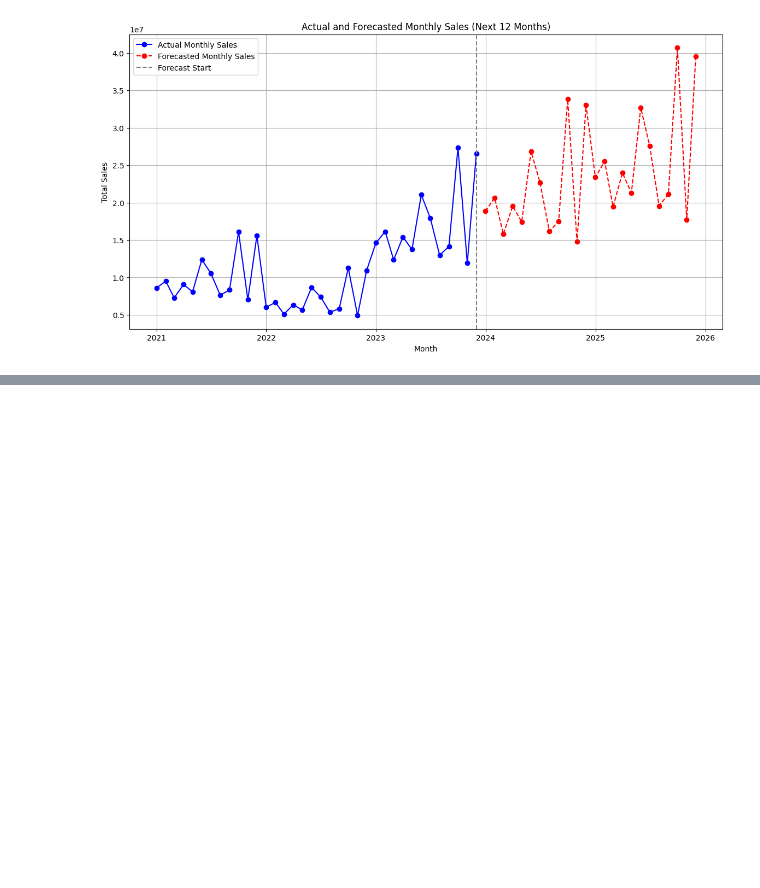
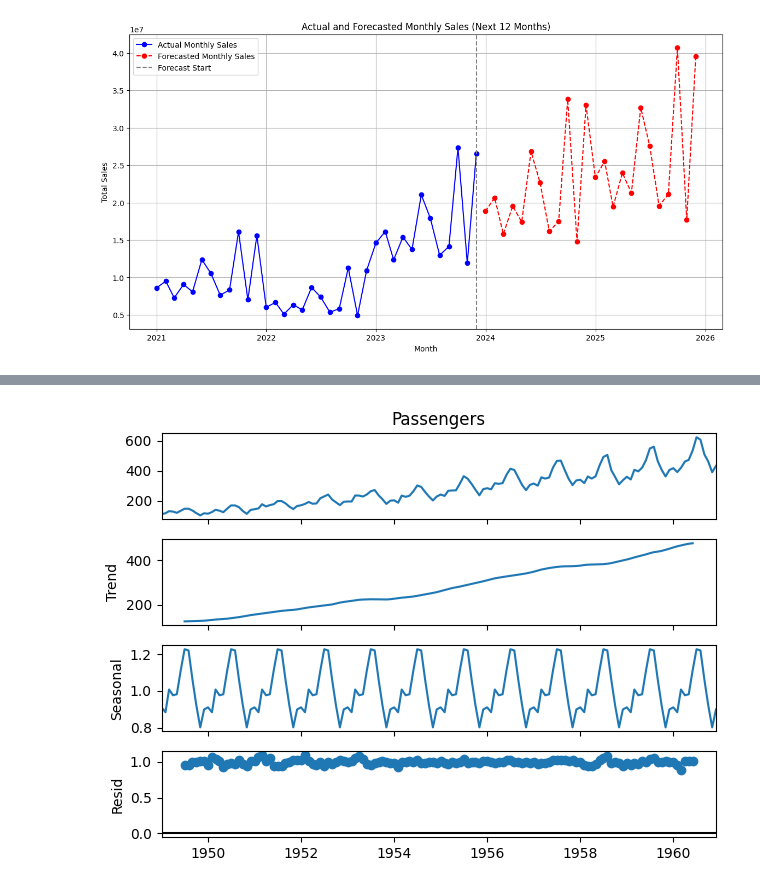
Before and after one commit to UniversityExeterBusinessSchool/mock-test-2-theycallmejeano, a Jupyter notebook: Revision Notebook.ipynb, the cells around one changed output, grey strips where cells are left out. Saved outputs shown, nothing was run; the diff lists cells and outputs as text; code cells hidden in the pictures; blank space fills up the shorter version.

```diff
--- a/Revision Notebook.ipynb
+++ b/Revision Notebook.ipynb
@@ -520,0 +602,6 @@ plt.show()
+# %%
+decomp = seasonal_decompose(pas.set_index('Month')['Passengers'], model='multiplicative', period=12)
+decomp.plot()
+plt.show()
+# %% [output]
+[figure, added]
```
Also changed, not shown: parts of 10 cells of this notebook.
